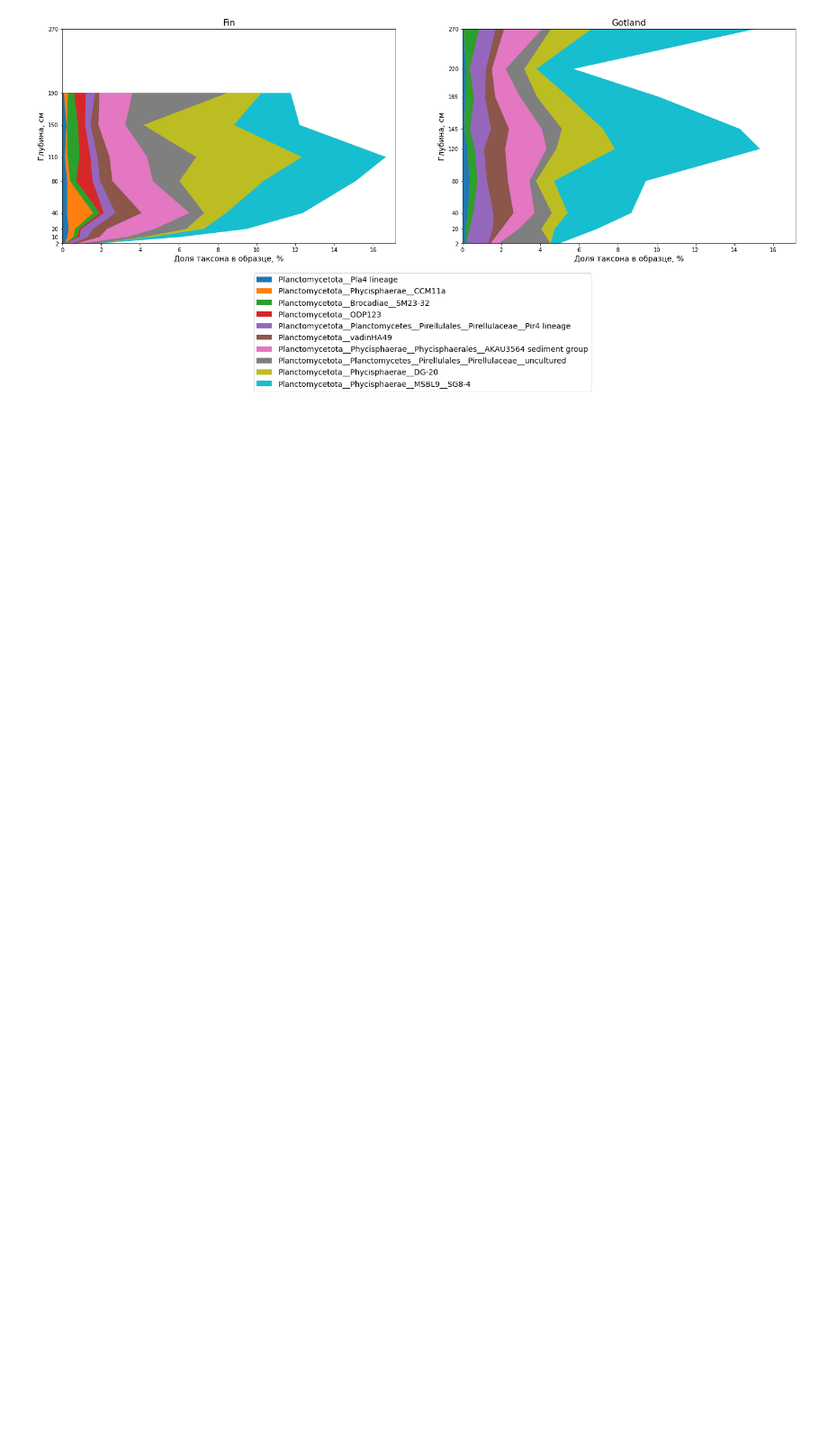
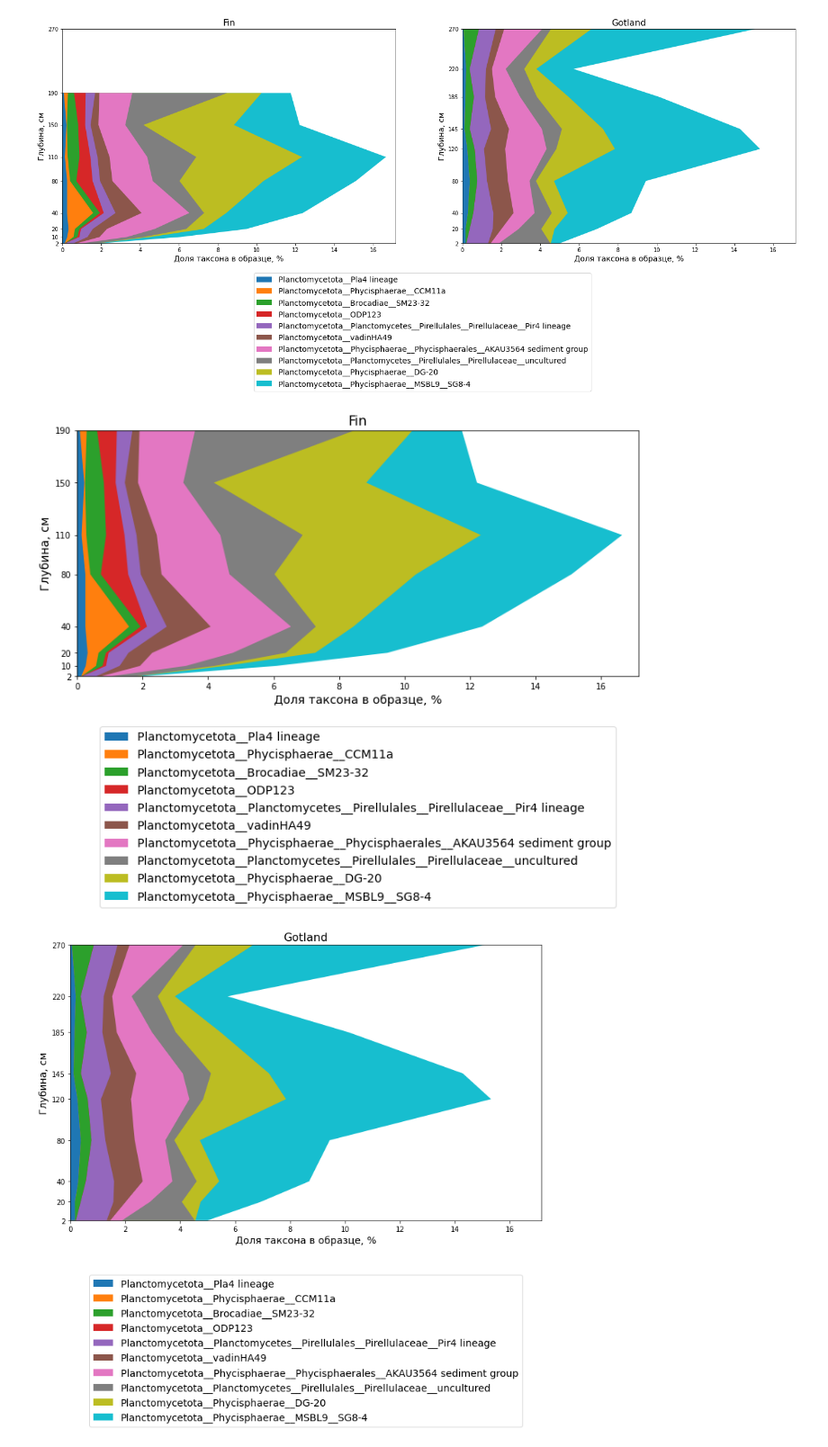
Before and after one commit to kpotoh/valerik, a Jupyter notebook: notebooks/EDA.ipynb, the cells around one changed output. Shown: that part at 90% size. Drawn from its saved outputs; the diff is of its cells as text; code cells hidden in the pictures; blank space fills up the shorter version.

Commit message:
separate stacked images

```diff
--- a/notebooks/EDA.ipynb
+++ b/notebooks/EDA.ipynb
@@ -304,6 +304,76 @@ def plot_stacked(comp_melted, phylum, filepath=None, bpos=0.12, show=True, cutof
 plot_stacked(comp_melted, "Planctomycetota")
 # %% [output]
 [figure]
+# %%
+def plot_stacked_shit(comp_melted, phylum, outdir=None, bpos=0.18, show=True, cutoff=.2):
+    columns = ['Fin', 'Gotland']
+    max_share = 0
+    yticks_max = 0
+    both_stacked = []
+    for sample in columns:
+        one_cm = comp_melted[(comp_melted.phylum == phylum) & (comp_melted.Column == sample)]
+        stacked = one_cm.pivot(index="Depth", columns="FullTaxa", values="share")
+        stacked = stacked.loc[:, (stacked.mean(axis=0) > cutoff)]
+        stacked = stacked.iloc[:, stacked.mean(axis=0).values.argsort()]
+        max_share = max(max_share, stacked.sum(axis=1).max())
+        yticks_max = max(yticks_max, stacked.index.max())
+        # scale to one
+        # stacked = (stacked / stacked.sum(axis=1).values.reshape(-1, 1))
+        both_stacked.append(stacked)
+
+    # add missing common phylums and sort identically both stacked tables
+    for c in set(both_stacked[0].columns) - set(both_stacked[1].columns):
+        both_stacked[1][c] = 0.0
+    for c in set(both_stacked[1].columns) - set(both_stacked[0].columns):
+        both_stacked[0][c] = 0.0
+    _order = both_stacked[0].mean(axis=0).values.argsort()
+    order = both_stacked[0].columns[_order]
+
+    # plot
+    for im, stacked in enumerate(both_stacked):
+        fig, ax = plt.subplots()
+        if im == 1:
+            fig.set_size_inches((12, 8))
+        else:
+            fig.set_size_inches((12, 6))
+
+        stacked = stacked[order]
+        data = np.cumsum(stacked.values, axis=1)
+        for i, col in enumerate(stacked.columns):
+            ax.fill_betweenx(stacked.index, data[:,i], label=col, zorder=-i)  # TODO add coloring here using dict[i, color] like dict[i, label(col)]
+        ax.margins(y=0)
+        ax.set_xlim(0, max_share + .5)
+        ax.set_axisbelow(False)
+        ax.set_ylabel("Глубина, см", fontsize=14)
+        ax.set_xlabel("Доля таксона в образце, %", fontsize=14)
+        ax.set_title(columns[im], fontsize=16)
+        ax.grid(False)
+
+        # Shrink current axis's height by 10% on the bottom
+        box = ax.get_position()
+        new_box = [
+            box.x0, box.y0 + box.height * 0.1,
+            box.width, box.height * 0.9
+        ]
+        ax.set_position(new_box)
+        ax.set_yticks(stacked.index.values)
+
+        # Put a legend below current axis
+        ax.legend(loc='upper center', bbox_to_anchor=(.5, -bpos), ncol=1, fontsize=14)
+
+        if outdir is not None:
+            filepath = os.path.join(outdir, f"{ph}_{columns[im]}.png")
+            plt.savefig(filepath, bbox_inches='tight')
+        if show:
+            plt.show()
+        else:
+            plt.close(fig)
+
+
+plot_stacked_shit(comp_melted, "Planctomycetota")
+# %% [output]
+[figure, added]
+[figure, added]
 # %%
 phylums = ["Actinobacteriota", "Chloroflexi", "Desulfobacterota", "Planctomycetota", "Proteobacteria"]
 for ph in phylums:
```
Also changed, not shown: parts of 2 cells of this notebook, 10 other files.
